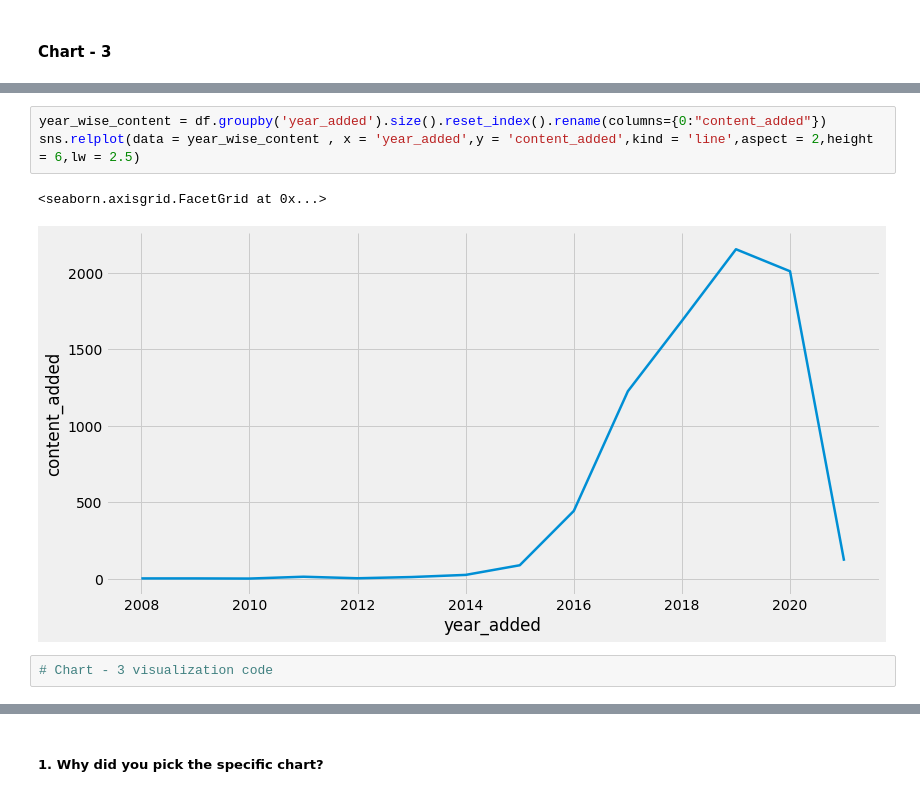
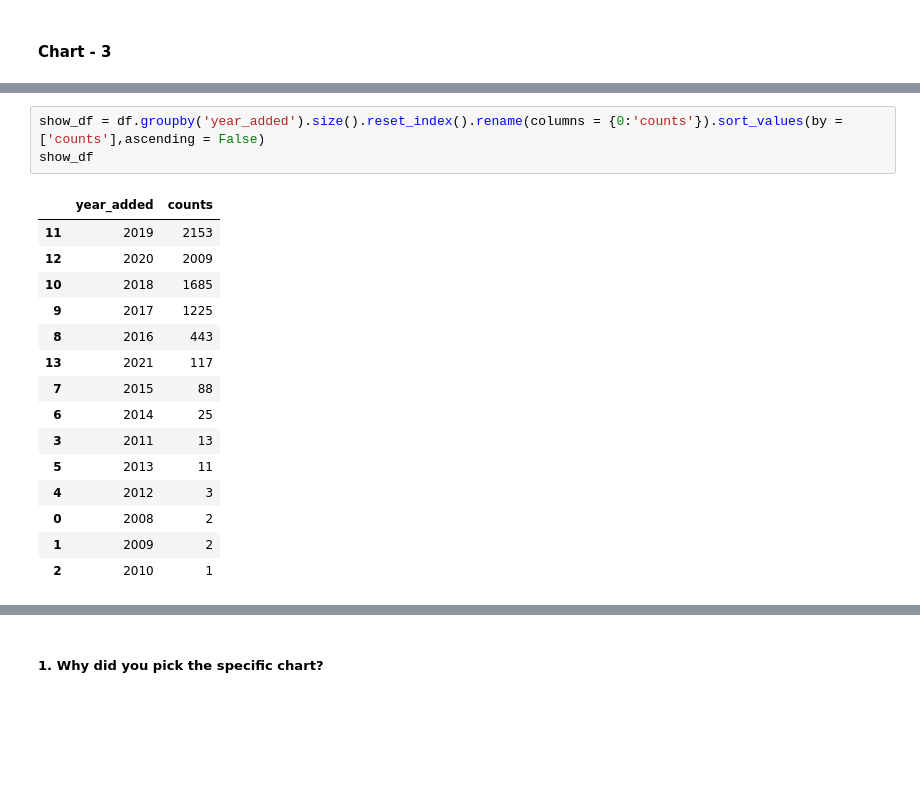
Before and after one commit to thepankaj018/Netflix-Movies-TV-Shows-Clustering, a Jupyter notebook: Netflix_Movies_&_TV_Shows_Clustering.ipynb, the cells around one changed output, grey strips where cells are left out. Drawn from its saved outputs; the diff is of its cells as text; blank space fills up the shorter version.

```diff
--- a/Netflix_Movies_&_TV_Shows_Clustering.ipynb
+++ b/Netflix_Movies_&_TV_Shows_Clustering.ipynb
@@ -382,8 +459,19 @@ Index(['type', 'title', 'director', 'cast', 'country', 'release_year',
-# %%
-year_wise_content = df.groupby('year_added').size().reset_index().rename(columns={0:"content_added"})
-sns.relplot(data = year_wise_content , x = 'year_added',y = 'content_added',kind = 'line',aspect = 2,height = 6,lw = 2.5)
-# %% [output]
-<seaborn.axisgrid.FacetGrid at 0x...>
-[figure, removed]
-# %%
-# Chart - 3 visualization code
+# %%
+show_df = df.groupby('year_added').size().reset_index().rename(columns = {0:'counts'}).sort_values(by = ['counts'],ascending = False)
+show_df
+# %% [output]
+|  | year_added | counts |
+| 11 | 2019 | 2153 |
+| 12 | 2020 | 2009 |
+| 10 | 2018 | 1685 |
+| 9 | 2017 | 1225 |
+| 8 | 2016 | 443 |
+| 13 | 2021 | 117 |
+| 7 | 2015 | 88 |
+| 6 | 2014 | 25 |
+| 3 | 2011 | 13 |
+| 5 | 2013 | 11 |
+| 4 | 2012 | 3 |
+| 0 | 2008 | 2 |
+| 1 | 2009 | 2 |
+| 2 | 2010 | 1 |
```
Also changed, not shown: parts of 24 cells of this notebook.
